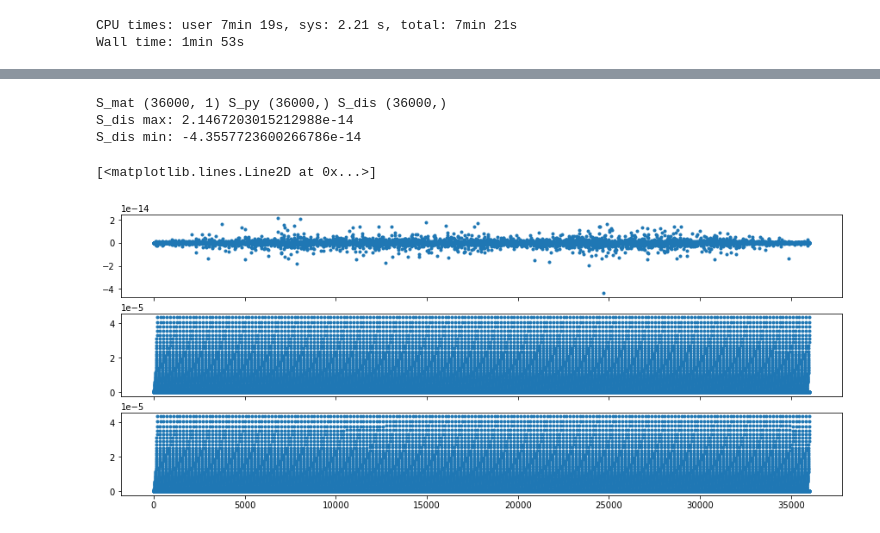
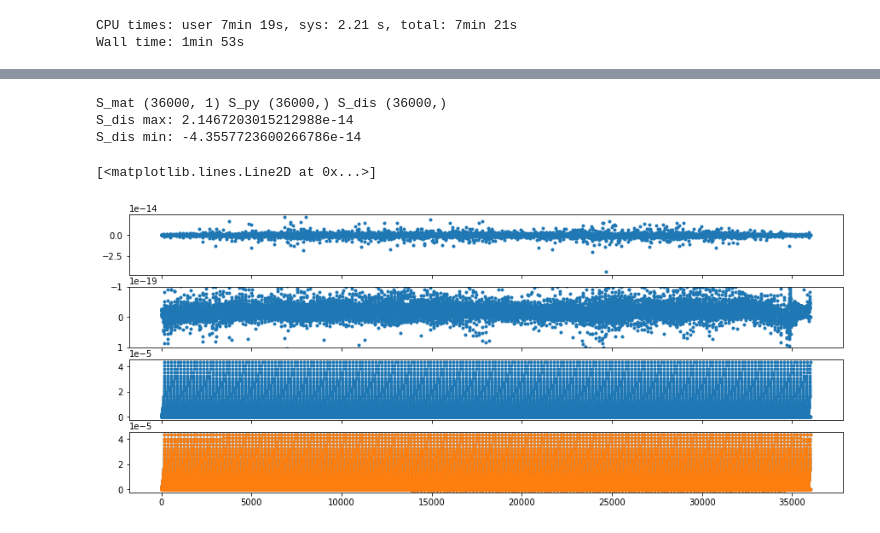
Before and after one commit to WentaoZhangGeo/my_test_code, a Jupyter notebook: PyLib/1Py_vs_Mat.ipynb, the cells around one changed output, grey strips where cells are left out. Saved outputs shown, nothing was run; the diff lists cells and outputs as text; code cells hidden in the pictures.

```diff
--- a/PyLib/1Py_vs_Mat.ipynb
+++ b/PyLib/1Py_vs_Mat.ipynb
@@ -43,14 +46,17 @@ Wall time: 1min 53s
 # %%
+# 对比matlab 与 python结果的差异
 S_dis = S_mat[:,0] - S_py
 print('S_mat',S_mat.shape,'S_py',S_py.shape,'S_dis',S_dis.shape)
 print('S_dis max:',max(S_dis),'\nS_dis min:',min(S_dis))
-fig, (ax1, ax2, ax3) = plt.subplots(3, sharex=True, figsize=[15,6])
+fig, (ax1, ax2, ax3, ax4) = plt.subplots(4, sharex=True, figsize=[15,6])
 ax1.plot(S_dis,'.')
-ax2.plot(S_mat,'.')
-ax3.plot(S_py,'.')
+ax2.plot(S_dis,'.');ax2.set_ylim(0.1e-18, -0.1e-18)
+ax3.plot(S_mat,'.')
+ax4.plot(S_py,'.')
+ax4.plot(S_mat,'.')
 # %% [output]
 S_mat (36000, 1) S_py (36000,) S_dis (36000,)
 S_dis max: 2.1467203015212988e-14
 S_dis min: -4.3557723600266786e-14
 [<matplotlib.lines.Line2D at 0x...>]
-[figure, old version]
+[figure, new version]
```
Also changed, not shown: parts of 4 cells of this notebook, 6 other files.
